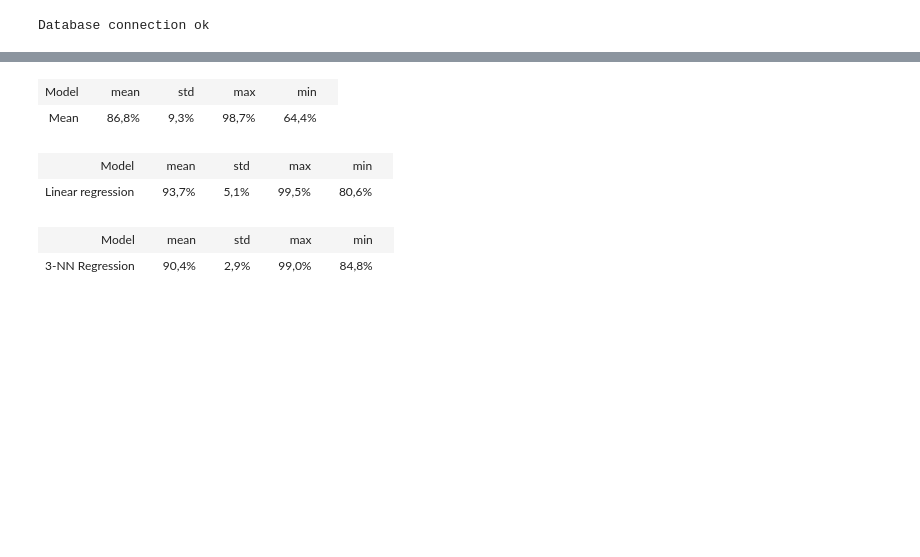
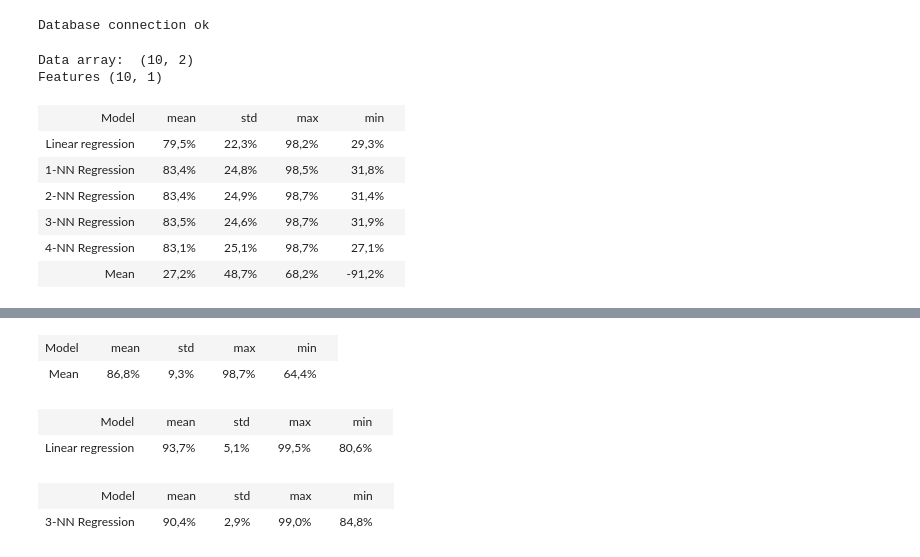
Before and after one commit to Miikkasna/cablepredictions, a Jupyter notebook: Whole ship cable quantities.ipynb, the cells around one changed output, grey strips where cells are left out. Cells and saved outputs as stored; diff of their text form; code cells hidden in the pictures; blank space fills up the shorter version.

```diff
--- a/Whole ship cable quantities.ipynb
+++ b/Whole ship cable quantities.ipynb
@@ -33,6 +33,60 @@ def display_table(data):
     display(HTML(html))
 # %% [output]
 Database connection ok
+# %%
+# Whole ship cable quantities
+# Predictors:
+# GT
+# Algorithms:
+# Linear regression
+
+# Get the data
+cursor.execute("SELECT gross_tonnage, sum(quantity) FROM cable_quantities as r"
+    " LEFT JOIN projects as p ON p.project_id=r.project_id"
+    " WHERE r.project_id<>1376"
+    " GROUP BY r.project_id, gross_tonnage")
+data = np.array(cursor.fetchall()).astype('float32')
+print('Data array: ', data.shape)
+X = data[:, 0].reshape((-1, 1))
+print('Features', X.shape)
+y = data[:, -1]
+
+
+# init lpo split
+p = 2 #ships
+lpo = LeavePOut(p)
+
+# init regression model
+models = dict()
+models['Linear regression'] = linear_model.LinearRegression()
+models['1-NN Regression'] = KNeighborsRegressor(1, weights='distance')
+models['2-NN Regression'] = KNeighborsRegressor(2, weights='distance')
+models['3-NN Regression'] = KNeighborsRegressor(3, weights='distance')
+models['4-NN Regression'] = KNeighborsRegressor(4, weights='distance')
+models['Mean'] = DummyRegressor(strategy='mean')
+
+# train and evaluate all models with lpo
+table_rows = [['Model', 'mean', 'std', 'max', 'min']]
+for model_name in models.keys():
+    model = models[model_name]
+    scores = []
+    for train_i, test_i in lpo.split(X):
+        model.fit(X[train_i], y[train_i])
+        preds = model.predict(X[test_i])
+        scores.append(mape(y[test_i], preds))
+    scores = np.array(scores)
+    table_rows.append((model_name, 1-scores.mean(), scores.std(), 1-scores.min(), 1-scores.max()))
+display_table(table_rows)
+# %% [output]
+Data array:  (10, 2)
+Features (10, 1)
+| Model |  | mean |  | std |  | max |  | min |  |
+| Linear regression |  | 79,5% |  | 22,3% |  | 98,2% |  | 29,3% |  |
+| 1-NN Regression |  | 83,4% |  | 24,8% |  | 98,5% |  | 31,8% |  |
+| 2-NN Regression |  | 83,4% |  | 24,9% |  | 98,7% |  | 31,4% |  |
+| 3-NN Regression |  | 83,5% |  | 24,6% |  | 98,7% |  | 31,9% |  |
+| 4-NN Regression |  | 83,1% |  | 25,1% |  | 98,7% |  | 27,1% |  |
+| Mean |  | 27,2% |  | 48,7% |  | 68,2% |  | -91,2% |  |
 # %%
 # Whole ship cable quantities
 # Predictors:
```
Also changed, not shown: parts of 3 cells of this notebook, 5 other files.
